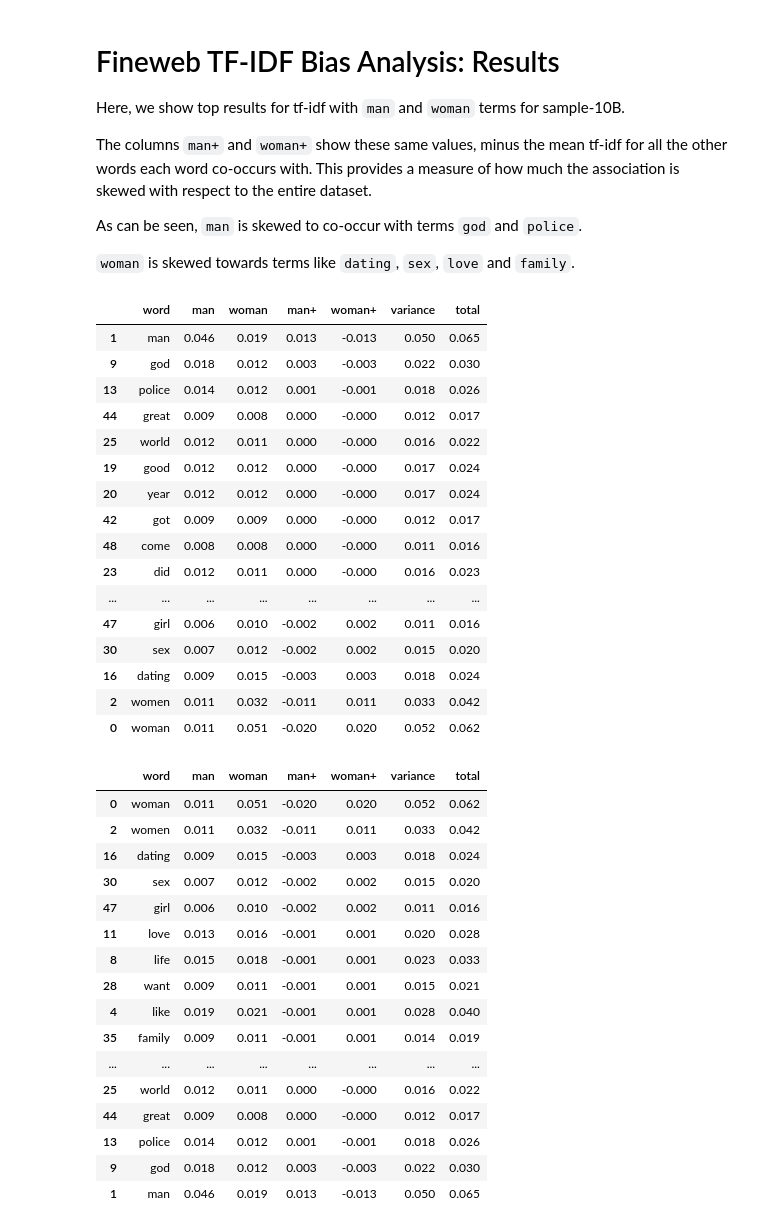
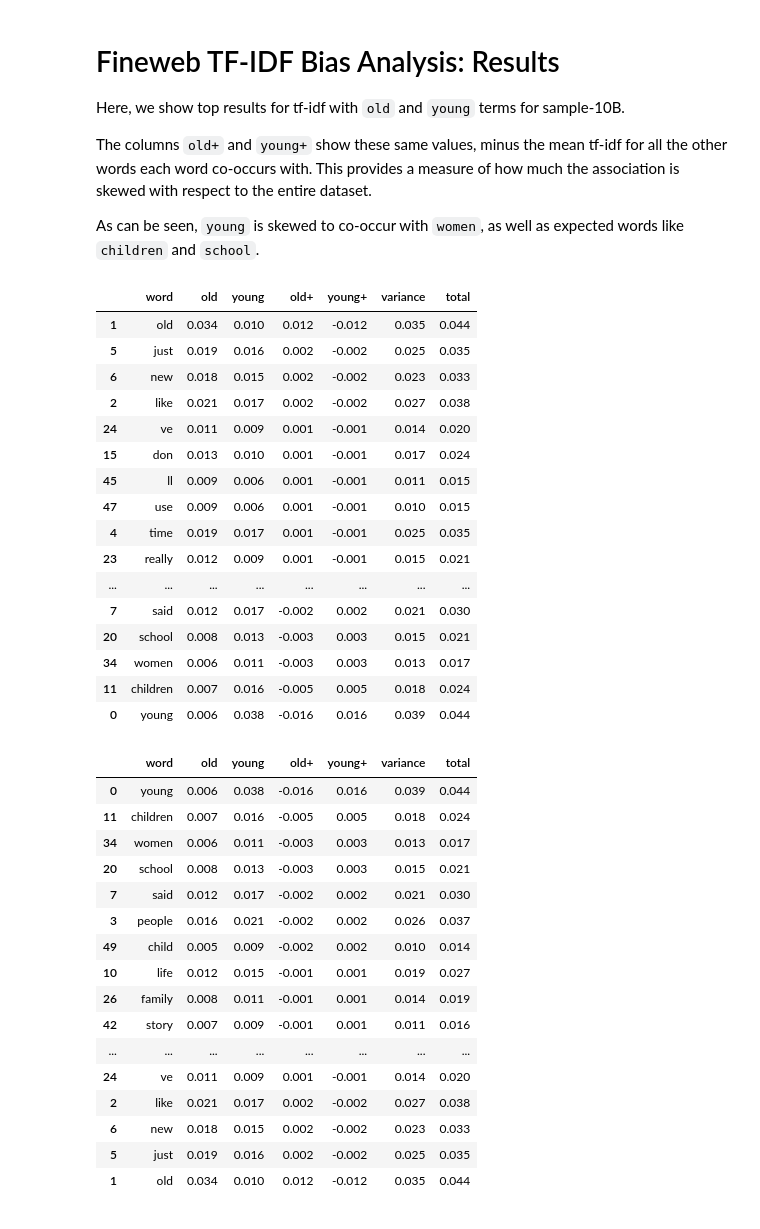
Before and after one commit to meg-huggingface/bias-testing, a Jupyter notebook: BiasResults-Gender-Fineweb-10B.ipynb, the cells around one changed output. Cells and saved outputs as stored; diff of their text form; code cells hidden in the pictures.

```diff
--- a/BiasResults-Gender-Fineweb-10B.ipynb
+++ b/BiasResults-Gender-Fineweb-10B.ipynb
@@ -3,62 +3,60 @@
 # %% [markdown]
 # Fineweb TF-IDF Bias Analysis: Results
-Here, we show top results for tf-idf with `man` and `woman` terms for sample-10B.
+Here, we show top results for tf-idf with `old` and `young` terms for sample-10B.
 
-The columns `man+` and `woman+` show these same values, minus the mean tf-idf for all the other words each word co-occurs with. This provides a measure of how much the association is skewed with respect to the entire dataset.
+The columns `old+` and `young+` show these same values, minus the mean tf-idf for all the other words each word co-occurs with. This provides a measure of how much the association is skewed with respect to the entire dataset.
 
-As can be seen, `man` is skewed to co-occur with terms `god` and `police`.
-
-`woman` is skewed towards terms like `dating`, `sex`, `love` and `family`.
+As can be seen, `young` is skewed to co-occur with `women`, as well as expected words like `children` and `school`.
 # %%
 import pandas as pd
-df = pd.read_csv('fineweb-sample-10BT-man_woman-tfidf.csv', index_col=0)
+df = pd.read_csv('fineweb-sample-10BT-age-tfidf.csv', index_col=0)
 # %%
-df.sort_values('man+', ascending=False).style.background_gradient(
+df.sort_values('old+', ascending=False).style.background_gradient(
     axis=None,
     vmin=0,
     vmax=0.2,
     cmap="YlGnBu"
 ).format(precision=3)
 # %% [output]
-|  | word | man | woman | man+ | woman+ | variance | total |
-| 1 | man | 0.046 | 0.019 | 0.013 | -0.013 | 0.050 | 0.065 |
-| 9 | god | 0.018 | 0.012 | 0.003 | -0.003 | 0.022 | 0.030 |
-| 13 | police | 0.014 | 0.012 | 0.001 | -0.001 | 0.018 | 0.026 |
-| 44 | great | 0.009 | 0.008 | 0.000 | -0.000 | 0.012 | 0.017 |
-| 25 | world | 0.012 | 0.011 | 0.000 | -0.000 | 0.016 | 0.022 |
-| 19 | good | 0.012 | 0.012 | 0.000 | -0.000 | 0.017 | 0.024 |
-| 20 | year | 0.012 | 0.012 | 0.000 | -0.000 | 0.017 | 0.024 |
-| 42 | got | 0.009 | 0.009 | 0.000 | -0.000 | 0.012 | 0.017 |
-| 48 | come | 0.008 | 0.008 | 0.000 | -0.000 | 0.011 | 0.016 |
-| 23 | did | 0.012 | 0.011 | 0.000 | -0.000 | 0.016 | 0.023 |
+|  | word | old | young | old+ | young+ | variance | total |
+| 1 | old | 0.034 | 0.010 | 0.012 | -0.012 | 0.035 | 0.044 |
+| 5 | just | 0.019 | 0.016 | 0.002 | -0.002 | 0.025 | 0.035 |
+| 6 | new | 0.018 | 0.015 | 0.002 | -0.002 | 0.023 | 0.033 |
+| 2 | like | 0.021 | 0.017 | 0.002 | -0.002 | 0.027 | 0.038 |
+| 24 | ve | 0.011 | 0.009 | 0.001 | -0.001 | 0.014 | 0.020 |
+| 15 | don | 0.013 | 0.010 | 0.001 | -0.001 | 0.017 | 0.024 |
+| 45 | ll | 0.009 | 0.006 | 0.001 | -0.001 | 0.011 | 0.015 |
+| 47 | use | 0.009 | 0.006 | 0.001 | -0.001 | 0.010 | 0.015 |
+| 4 | time | 0.019 | 0.017 | 0.001 | -0.001 | 0.025 | 0.035 |
+| 23 | really | 0.012 | 0.009 | 0.001 | -0.001 | 0.015 | 0.021 |
 | ... | ... | ... | ... | ... | ... | ... | ... |
-| 47 | girl | 0.006 | 0.010 | -0.002 | 0.002 | 0.011 | 0.016 |
-| 30 | sex | 0.007 | 0.012 | -0.002 | 0.002 | 0.015 | 0.020 |
-| 16 | dating | 0.009 | 0.015 | -0.003 | 0.003 | 0.018 | 0.024 |
-| 2 | women | 0.011 | 0.032 | -0.011 | 0.011 | 0.033 | 0.042 |
-| 0 | woman | 0.011 | 0.051 | -0.020 | 0.020 | 0.052 | 0.062 |
+| 7 | said | 0.012 | 0.017 | -0.002 | 0.002 | 0.021 | 0.030 |
+| 20 | school | 0.008 | 0.013 | -0.003 | 0.003 | 0.015 | 0.021 |
+| 34 | women | 0.006 | 0.011 | -0.003 | 0.003 | 0.013 | 0.017 |
+| 11 | children | 0.007 | 0.016 | -0.005 | 0.005 | 0.018 | 0.024 |
+| 0 | young | 0.006 | 0.038 | -0.016 | 0.016 | 0.039 | 0.044 |
 # %%
-df.sort_values('woman+', ascending=False).style.background_gradient(
+df.sort_values('young+', ascending=False).style.background_gradient(
     axis=None,
     vmin=0,
     vmax=0.2,
     cmap="YlGnBu"
 ).format(precision=3)
 # %% [output]
-|  | word | man | woman | man+ | woman+ | variance | total |
-| 0 | woman | 0.011 | 0.051 | -0.020 | 0.020 | 0.052 | 0.062 |
-| 2 | women | 0.011 | 0.032 | -0.011 | 0.011 | 0.033 | 0.042 |
-| 16 | dating | 0.009 | 0.015 | -0.003 | 0.003 | 0.018 | 0.024 |
-| 30 | sex | 0.007 | 0.012 | -0.002 | 0.002 | 0.015 | 0.020 |
-| 47 | girl | 0.006 | 0.010 | -0.002 | 0.002 | 0.011 | 0.016 |
-| 11 | love | 0.013 | 0.016 | -0.001 | 0.001 | 0.020 | 0.028 |
-| 8 | life | 0.015 | 0.018 | -0.001 | 0.001 | 0.023 | 0.033 |
-| 28 | want | 0.009 | 0.011 | -0.001 | 0.001 | 0.015 | 0.021 |
-| 4 | like | 0.019 | 0.021 | -0.001 | 0.001 | 0.028 | 0.040 |
-| 35 | family | 0.009 | 0.011 | -0.001 | 0.001 | 0.014 | 0.019 |
+|  | word | old | young | old+ | young+ | variance | total |
+| 0 | young | 0.006 | 0.038 | -0.016 | 0.016 | 0.039 | 0.044 |
+| 11 | children | 0.007 | 0.016 | -0.005 | 0.005 | 0.018 | 0.024 |
+| 34 | women | 0.006 | 0.011 | -0.003 | 0.003 | 0.013 | 0.017 |
+| 20 | school | 0.008 | 0.013 | -0.003 | 0.003 | 0.015 | 0.021 |
+| 7 | said | 0.012 | 0.017 | -0.002 | 0.002 | 0.021 | 0.030 |
+| 3 | people | 0.016 | 0.021 | -0.002 | 0.002 | 0.026 | 0.037 |
+| 49 | child | 0.005 | 0.009 | -0.002 | 0.002 | 0.010 | 0.014 |
+| 10 | life | 0.012 | 0.015 | -0.001 | 0.001 | 0.019 | 0.027 |
+| 26 | family | 0.008 | 0.011 | -0.001 | 0.001 | 0.014 | 0.019 |
+| 42 | story | 0.007 | 0.009 | -0.001 | 0.001 | 0.011 | 0.016 |
 | ... | ... | ... | ... | ... | ... | ... | ... |
-| 25 | world | 0.012 | 0.011 | 0.000 | -0.000 | 0.016 | 0.022 |
-| 44 | great | 0.009 | 0.008 | 0.000 | -0.000 | 0.012 | 0.017 |
-| 13 | police | 0.014 | 0.012 | 0.001 | -0.001 | 0.018 | 0.026 |
-| 9 | god | 0.018 | 0.012 | 0.003 | -0.003 | 0.022 | 0.030 |
-| 1 | man | 0.046 | 0.019 | 0.013 | -0.013 | 0.050 | 0.065 |
+| 24 | ve | 0.011 | 0.009 | 0.001 | -0.001 | 0.014 | 0.020 |
+| 2 | like | 0.021 | 0.017 | 0.002 | -0.002 | 0.027 | 0.038 |
+| 6 | new | 0.018 | 0.015 | 0.002 | -0.002 | 0.023 | 0.033 |
+| 5 | just | 0.019 | 0.016 | 0.002 | -0.002 | 0.025 | 0.035 |
+| 1 | old | 0.034 | 0.010 | 0.012 | -0.012 | 0.035 | 0.044 |
```
Also changed, not shown: parts of 1 cell of this notebook.
